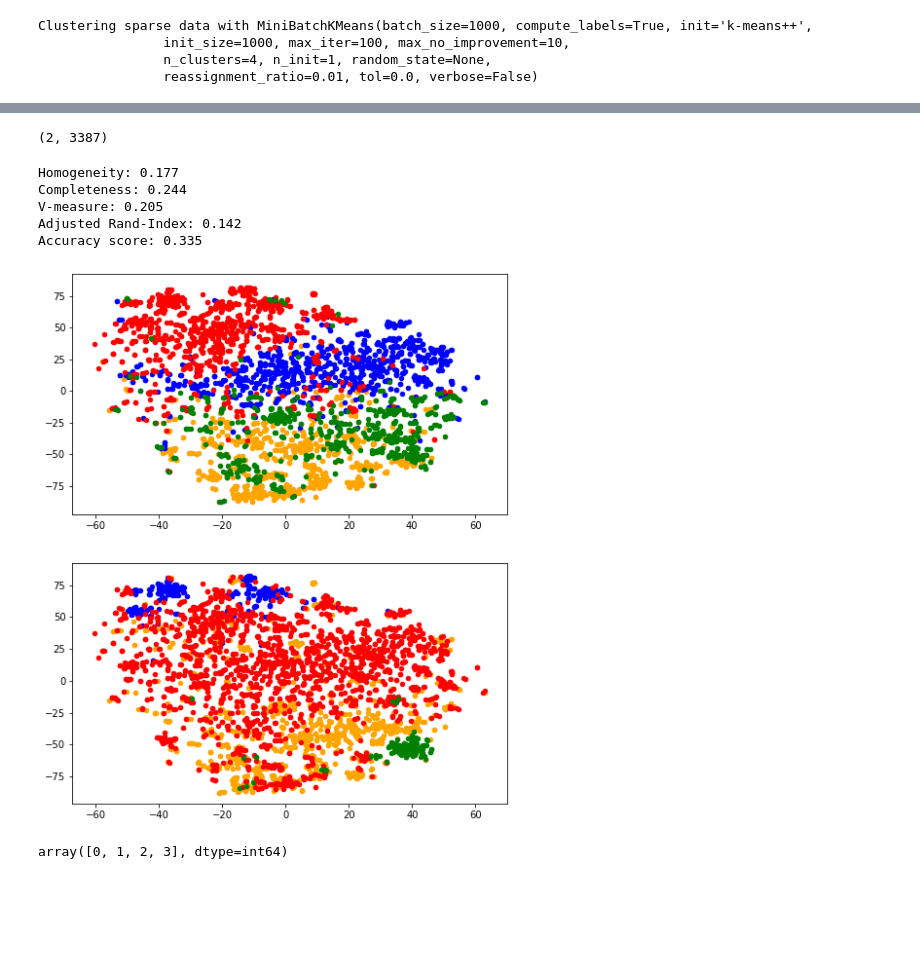
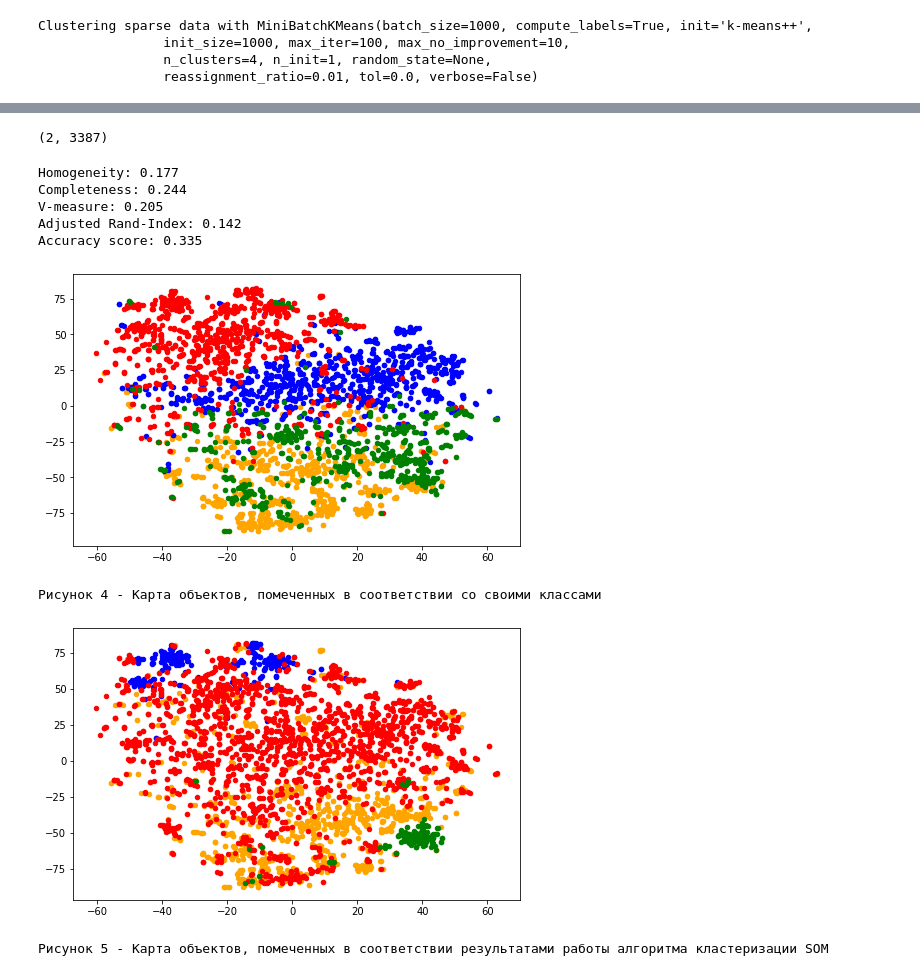
Before and after one commit to karuna-heks/python_nlp, a Jupyter notebook: clustering/clustering.ipynb, the cells around one changed output, grey strips where cells are left out. Saved outputs shown, nothing was run; the diff lists cells and outputs as text; code cells hidden in the pictures; blank space fills up the shorter version.

```diff
--- a/clustering/clustering.ipynb
+++ b/clustering/clustering.ipynb
@@ -284,10 +329,9 @@ done in 0.663013s
 # %%
 winner_coordinates = np.array([som.winner(x) for x in X.toarray()]).T
 cluster_index = np.ravel_multi_index(winner_coordinates, som_shape)
+winner_coordinates.shape
+# %% [output]
+(2, 3387)
-# %%
-winner_coordinates.shape
-# %% [output]
-(2, 3387)
 # %%
 print("Homogeneity: %0.3f" % metrics.homogeneity_score(labels, cluster_index))
 print("Completeness: %0.3f" % metrics.completeness_score(labels, cluster_index))
@@ -304,27 +348,32 @@ V-measure: 0.205
 Adjusted Rand-Index: 0.142
 Accuracy score: 0.335
 # %%
-fig, axs = plt.subplots(2,1,figsize=(8,10))
-axs[0].scatter(tsne.embedding_[df['__labels__'] == 0, 0],
+plt.figure(figsize=(8,5))
+plt.scatter(tsne.embedding_[df['__labels__'] == 0, 0],
             tsne.embedding_[df['__labels__'] == 0, 1], color='orange', s=20);
-axs[0].scatter(tsne.embedding_[df['__labels__'] == 1, 0],
+plt.scatter(tsne.embedding_[df['__labels__'] == 1, 0],
             tsne.embedding_[df['__labels__'] == 1, 1], color='blue', s=20);
-axs[0].scatter(tsne.embedding_[df['__labels__'] == 2, 0],
+plt.scatter(tsne.embedding_[df['__labels__'] == 2, 0],
             tsne.embedding_[df['__labels__'] == 2, 1], color='red', s=20);
-axs[0].scatter(tsne.embedding_[df['__labels__'] == 3, 0],
+plt.scatter(tsne.embedding_[df['__labels__'] == 3, 0],
             tsne.embedding_[df['__labels__'] == 3, 1], color='green', s=20);
+plt.show()
+print('Рисунок 4 - Карта объектов, помеченных в соответствии со своими классами ')
 
-axs[1].scatter(tsne.embedding_[cluster_index == 0, 0],
+
+plt.figure(figsize=(8,5))
+plt.scatter(tsne.embedding_[cluster_index == 0, 0],
             tsne.embedding_[cluster_index == 0, 1], color='orange', s=20);
-axs[1].scatter(tsne.embedding_[cluster_index == 1, 0],
+plt.scatter(tsne.embedding_[cluster_index == 1, 0],
             tsne.embedding_[cluster_index == 1, 1], color='blue', s=20);
-axs[1].scatter(tsne.embedding_[cluster_index == 2, 0],
+plt.scatter(tsne.embedding_[cluster_index == 2, 0],
             tsne.embedding_[cluster_index == 2, 1], color='red', s=20);
-axs[1].scatter(tsne.embedding_[cluster_index == 3, 0],
+plt.scatter(tsne.embedding_[cluster_index == 3, 0],
             tsne.embedding_[cluster_index == 3, 1], color='green', s=20);
+plt.show()
+print('Рисунок 5 - Карта объектов, помеченных в соответствии результатами работы алгоритма кластеризации SOM')
 # %% [output]
-[figure, old version]
+[figure, new version]
+Рисунок 4 - Карта объектов, помеченных в соответствии со своими классами
+[figure, added]
+Рисунок 5 - Карта объектов, помеченных в соответствии результатами работы алгоритма кластеризации SOM
-# %%
-np.unique(cluster_index)
-# %% [output]
-array([0, 1, 2, 3], dtype=int64)
```
Also changed, not shown: parts of 47 cells of this notebook.
